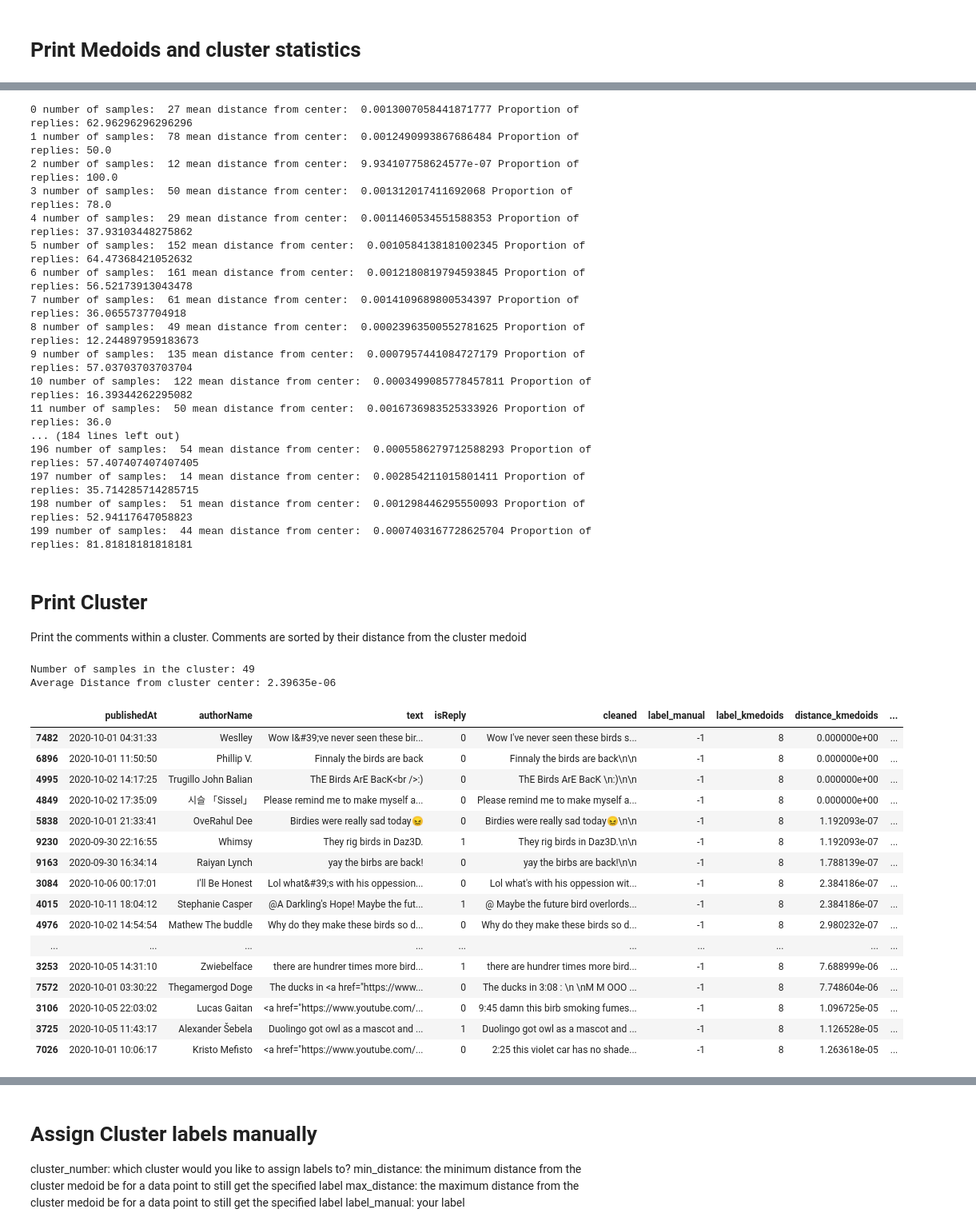
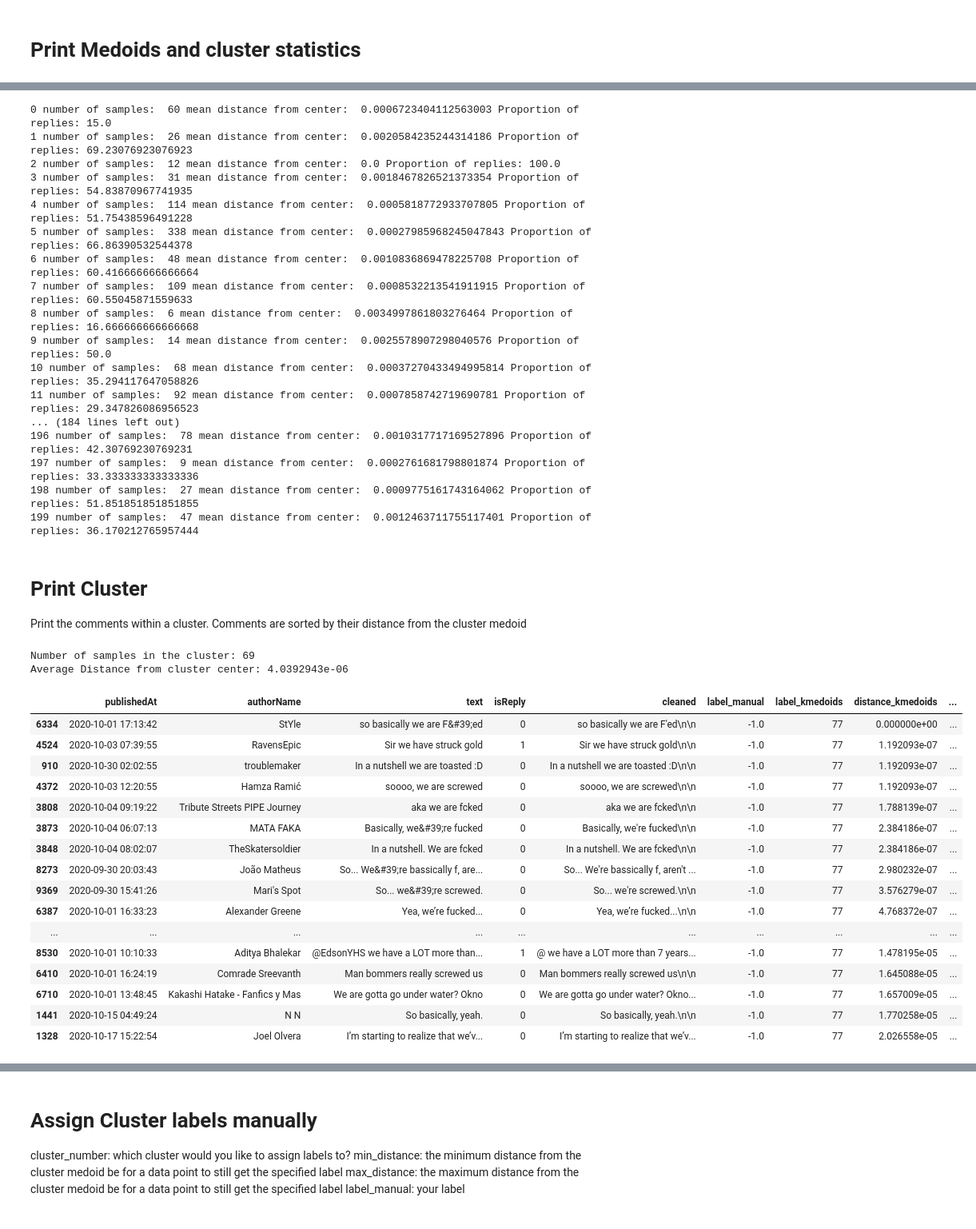
Before and after one commit to FUB-HCC/seminar_critical-social-media-analysis, a Jupyter notebook: Pipeline/Assignment_5/franziska_rau_assignment_5/Assignment-5_Clustering.ipynb, the cells around one changed output, grey strips where cells are left out. Shown at 80% size. Cells and saved outputs as stored; diff of their text form; code cells hidden in the pictures.

```diff
--- a/Pipeline/Assignment_5/franziska_rau_assignment_5/Assignment-5_Clustering.ipynb
+++ b/Pipeline/Assignment_5/franziska_rau_assignment_5/Assignment-5_Clustering.ipynb
@@ -234,7 +234,7 @@ sns.relplot(x = embeddings_umap_2d[:, 0], y = embeddings_umap_2d[:, 1],  hue = d
 ## Highlight one cluster
 # %%
 ## Choose a cluster to higlight:
-cluster_num = 8
+cluster_num = 77
 
 data['highlight'] = np.zeros(len(data.index))
 data.loc[data['label_kmedoids'] == cluster_num, 'highlight'] = 1
@@ -272,59 +272,59 @@ data['label_kmedoids'].value_counts().sort_values()
 for k,g in data.groupby(by = 'label_kmedoids'):
       print(g.iloc[0]['label_kmedoids'],"number of samples: ",len(g.index),"mean distance from center: ", 100*np.mean(g['distance_kmedoids']), "Proportion of replies:", 100*np.sum(g['isReply'])/len(g.index))
 # %% [output]
-0 number of samples:  27 mean distance from center:  0.0013007058441871777 Proportion of replies: 62.96296296296296
-1 number of samples:  78 mean distance from center:  0.0012490993867686484 Proportion of replies: 50.0
-2 number of samples:  12 mean distance from center:  9.934107758624577e-07 Proportion of replies: 100.0
-3 number of samples:  50 mean distance from center:  0.001312017411692068 Proportion of replies: 78.0
-4 number of samples:  29 mean distance from center:  0.0011460534551588353 Proportion of replies: 37.93103448275862
-5 number of samples:  152 mean distance from center:  0.0010584138181002345 Proportion of replies: 64.47368421052632
-6 number of samples:  161 mean distance from center:  0.0012180819794593845 Proportion of replies: 56.52173913043478
-7 number of samples:  61 mean distance from center:  0.0014109689800534397 Proportion of replies: 36.0655737704918
-8 number of samples:  49 mean distance from center:  0.00023963500552781625 Proportion of replies: 12.244897959183673
-9 number of samples:  135 mean distance from center:  0.0007957441084727179 Proportion of replies: 57.03703703703704
-10 number of samples:  122 mean distance from center:  0.0003499085778457811 Proportion of replies: 16.39344262295082
-11 number of samples:  50 mean distance from center:  0.0016736983525333926 Proportion of replies: 36.0
+0 number of samples:  60 mean distance from center:  0.0006723404112563003 Proportion of replies: 15.0
+1 number of samples:  26 mean distance from center:  0.0020584235244314186 Proportion of replies: 69.23076923076923
+2 number of samples:  12 mean distance from center:  0.0 Proportion of replies: 100.0
+3 number of samples:  31 mean distance from center:  0.0018467826521373354 Proportion of replies: 54.83870967741935
+4 number of samples:  114 mean distance from center:  0.0005818772933707805 Proportion of replies: 51.75438596491228
+5 number of samples:  338 mean distance from center:  0.00027985968245047843 Proportion of replies: 66.86390532544378
+6 number of samples:  48 mean distance from center:  0.0010836869478225708 Proportion of replies: 60.416666666666664
+7 number of samples:  109 mean distance from center:  0.0008532213541911915 Proportion of replies: 60.55045871559633
+8 number of samples:  6 mean distance from center:  0.0034997861803276464 Proportion of replies: 16.666666666666668
+9 number of samples:  14 mean distance from center:  0.0025578907298040576 Proportion of replies: 50.0
+10 number of samples:  68 mean distance from center:  0.00037270433494995814 Proportion of replies: 35.294117647058826
+11 number of samples:  92 mean distance from center:  0.0007858742719690781 Proportion of replies: 29.347826086956523
 ... (184 lines left out)
-196 number of samples:  54 mean distance from center:  0.0005586279712588293 Proportion of replies: 57.407407407407405
-197 number of samples:  14 mean distance from center:  0.002854211015801411 Proportion of replies: 35.714285714285715
-198 number of samples:  51 mean distance from center:  0.001298446295550093 Proportion of replies: 52.94117647058823
-199 number of samples:  44 mean distance from center:  0.0007403167728625704 Proportion of replies: 81.81818181818181
+196 number of samples:  78 mean distance from center:  0.0010317717169527896 Proportion of replies: 42.30769230769231
+197 number of samples:  9 mean distance from center:  0.0002761681798801874 Proportion of replies: 33.333333333333336
+198 number of samples:  27 mean distance from center:  0.0009775161743164062 Proportion of replies: 51.851851851851855
+199 number of samples:  47 mean distance from center:  0.0012463711755117401 Proportion of replies: 36.170212765957444
 # %% [markdown]
 # Print Cluster
 Print the comments within a cluster. Comments are sorted by their distance from the cluster medoid
 # %%
 # Choose a cluster to print
-cluster_number =   8
+cluster_number =  77
 # Choose the number of samples to print
 number_of_samples_to_print = 10000
 
 data['label_kmedoids'] = data['label_kmedoids'].astype('category')
 cluster = data[data['label_kmedoids']==cluster_number]
 if cluster["text"].count()<=number_of_samples_to_print:
   number_of_samples_to_print = cluster["text"].count()
 
 cluster = cluster.sort_values(by='distance_kmedoids')
 
 print("Number of samples in the cluster:", cluster["text"].count())
 print("Average Distance from cluster center:", np.mean(cluster['distance_kmedoids']))
 cluster
 # %% [output]
-Number of samples in the cluster: 49
-Average Distance from cluster center: 2.39635e-06
+Number of samples in the cluster: 69
+Average Distance from cluster center: 4.0392943e-06
 |  | publishedAt | authorName | text | isReply | cleaned | label_manual | label_kmedoids | distance_kmedoids | ... |
-| 7482 | 2020-10-01 04:31:33 | Weslley | Wow I&#39;ve never seen these bir... | 0 | Wow I've never seen these birds s... | -1 | 8 | 0.000000e+00 | ... |
-| 6896 | 2020-10-01 11:50:50 | Phillip V. | Finnaly the birds are back | 0 | Finnaly the birds are back\n\n | -1 | 8 | 0.000000e+00 | ... |
-| 4995 | 2020-10-02 14:17:25 | Trugillo John Balian | ThE Birds ArE BacK<br />:) | 0 | ThE Birds ArE BacK \n:)\n\n | -1 | 8 | 0.000000e+00 | ... |
-| 4849 | 2020-10-02 17:35:09 | 시슬 「Sissel」 | Please remind me to make myself a... | 0 | Please remind me to make myself a... | -1 | 8 | 0.000000e+00 | ... |
-| 5838 | 2020-10-01 21:33:41 | OveRahul Dee | Birdies were really sad today😖 | 0 | Birdies were really sad today😖\n\n | -1 | 8 | 1.192093e-07 | ... |
-| 9230 | 2020-09-30 22:16:55 | Whimsy | They rig birds in Daz3D. | 1 | They rig birds in Daz3D.\n\n | -1 | 8 | 1.192093e-07 | ... |
-| 9163 | 2020-09-30 16:34:14 | Raiyan Lynch | yay the birbs are back! | 0 | yay the birbs are back!\n\n | -1 | 8 | 1.788139e-07 | ... |
-| 3084 | 2020-10-06 00:17:01 | I'll Be Honest | Lol what&#39;s with his oppession... | 0 | Lol what's with his oppession wit... | -1 | 8 | 2.384186e-07 | ... |
-| 4015 | 2020-10-11 18:04:12 | Stephanie Casper | @A Darkling's Hope! Maybe the fut... | 1 | @ Maybe the future bird overlords... | -1 | 8 | 2.384186e-07 | ... |
-| 4976 | 2020-10-02 14:54:54 | Mathew The buddle | Why do they make these birds so d... | 0 | Why do they make these birds so d... | -1 | 8 | 2.980232e-07 | ... |
+| 6334 | 2020-10-01 17:13:42 | StYle | so basically we are F&#39;ed | 0 | so basically we are F'ed\n\n | -1.0 | 77 | 0.000000e+00 | ... |
+| 4524 | 2020-10-03 07:39:55 | RavensEpic | Sir we have struck gold | 1 | Sir we have struck gold\n\n | -1.0 | 77 | 1.192093e-07 | ... |
+| 910 | 2020-10-30 02:02:55 | troublemaker | In a nutshell we are toasted :D | 0 | In a nutshell we are toasted :D\n\n | -1.0 | 77 | 1.192093e-07 | ... |
+| 4372 | 2020-10-03 12:20:55 | Hamza Ramić | soooo, we are screwed | 0 | soooo, we are screwed\n\n | -1.0 | 77 | 1.192093e-07 | ... |
+| 3808 | 2020-10-04 09:19:22 | Tribute Streets PIPE Journey | aka we are fcked | 0 | aka we are fcked\n\n | -1.0 | 77 | 1.788139e-07 | ... |
+| 3873 | 2020-10-04 06:07:13 | MATA FAKA | Basically, we&#39;re fucked | 0 | Basically, we're fucked\n\n | -1.0 | 77 | 2.384186e-07 | ... |
+| 3848 | 2020-10-04 08:02:07 | TheSkatersoldier | In a nutshell. We are fcked | 0 | In a nutshell. We are fcked\n\n | -1.0 | 77 | 2.384186e-07 | ... |
+| 8273 | 2020-09-30 20:03:43 | João Matheus | So... We&#39;re bassically f, are... | 0 | So... We're bassically f, aren't ... | -1.0 | 77 | 2.980232e-07 | ... |
+| 9369 | 2020-09-30 15:41:26 | Mari's Spot | So... we&#39;re screwed. | 0 | So... we're screwed.\n\n | -1.0 | 77 | 3.576279e-07 | ... |
+| 6387 | 2020-10-01 16:33:23 | Alexander Greene | Yea, we’re fucked... | 0 | Yea, we’re fucked...\n\n | -1.0 | 77 | 4.768372e-07 | ... |
 | ... | ... | ... | ... | ... | ... | ... | ... | ... | ... |
-| 3253 | 2020-10-05 14:31:10 | Zwiebelface | there are hundrer times more bird... | 1 | there are hundrer times more bird... | -1 | 8 | 7.688999e-06 | ... |
-| 7572 | 2020-10-01 03:30:22 | Thegamergod Doge | The ducks in <a href="https://www... | 0 | The ducks in 3:08 : \n \nM M OOO ... | -1 | 8 | 7.748604e-06 | ... |
-| 3106 | 2020-10-05 22:03:02 | Lucas Gaitan | <a href="https://www.youtube.com/... | 0 | 9:45 damn this birb smoking fumes... | -1 | 8 | 1.096725e-05 | ... |
-| 3725 | 2020-10-05 11:43:17 | Alexander Šebela | Duolingo got owl as a mascot and ... | 1 | Duolingo got owl as a mascot and ... | -1 | 8 | 1.126528e-05 | ... |
-| 7026 | 2020-10-01 10:06:17 | Kristo Mefisto | <a href="https://www.youtube.com/... | 0 | 2:25 this violet car has no shade... | -1 | 8 | 1.263618e-05 | ... |
+| 8530 | 2020-10-01 10:10:33 | Aditya Bhalekar | @EdsonYHS we have a LOT more than... | 1 | @ we have a LOT more than 7 years... | -1.0 | 77 | 1.478195e-05 | ... |
+| 6410 | 2020-10-01 16:24:19 | Comrade Sreevanth | Man bommers really screwed us | 0 | Man bommers really screwed us\n\n | -1.0 | 77 | 1.645088e-05 | ... |
+| 6710 | 2020-10-01 13:48:45 | Kakashi Hatake - Fanfics y Mas | We are gotta go under water? Okno | 0 | We are gotta go under water? Okno... | -1.0 | 77 | 1.657009e-05 | ... |
+| 1441 | 2020-10-15 04:49:24 | N N | So basically, yeah. | 0 | So basically, yeah.\n\n | -1.0 | 77 | 1.770258e-05 | ... |
+| 1328 | 2020-10-17 15:22:54 | Joel Olvera | I’m starting to realize that we’v... | 0 | I’m starting to realize that we’v... | -1.0 | 77 | 2.026558e-05 | ... |
```
Also changed, not shown: parts of 10 cells of this notebook.
